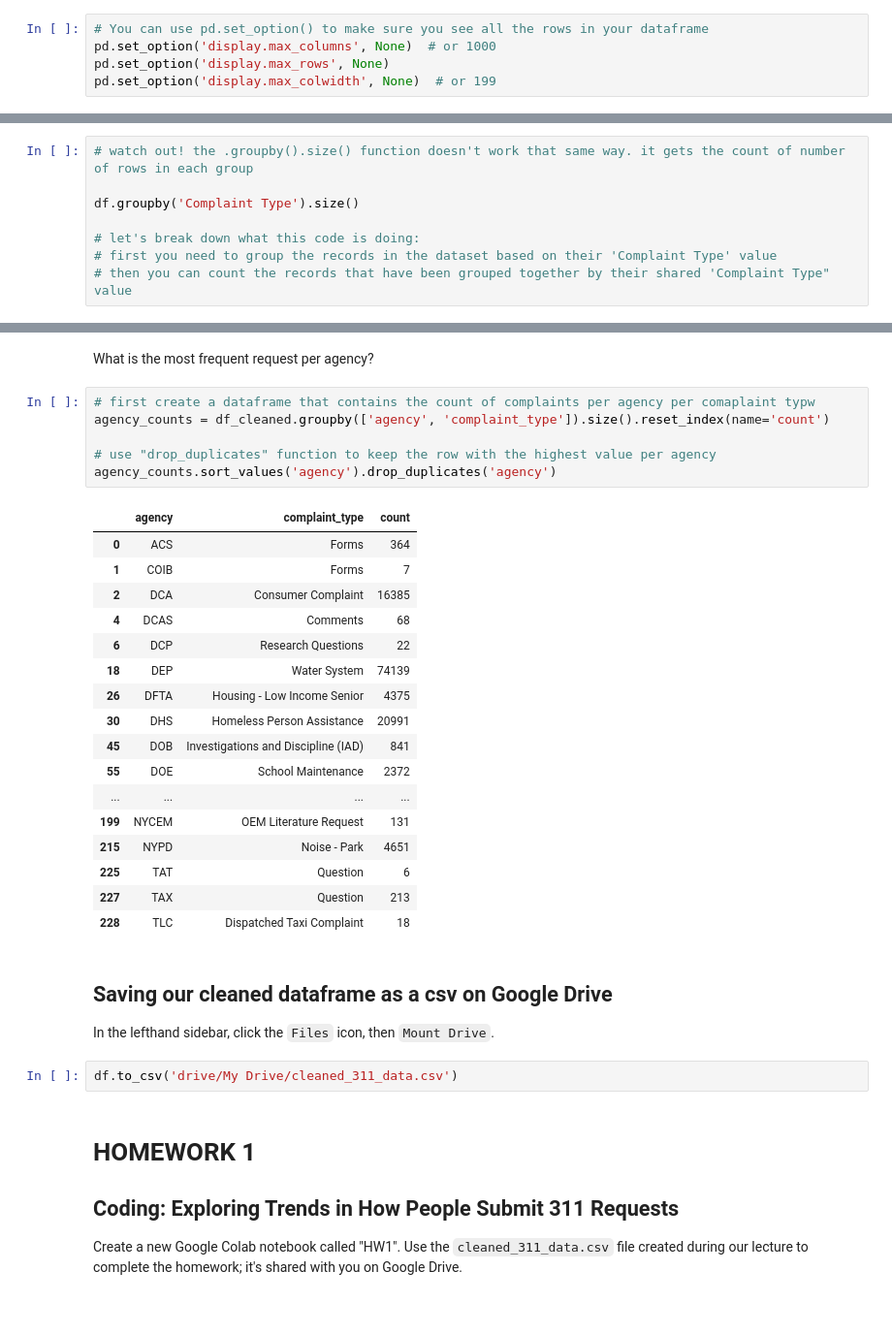
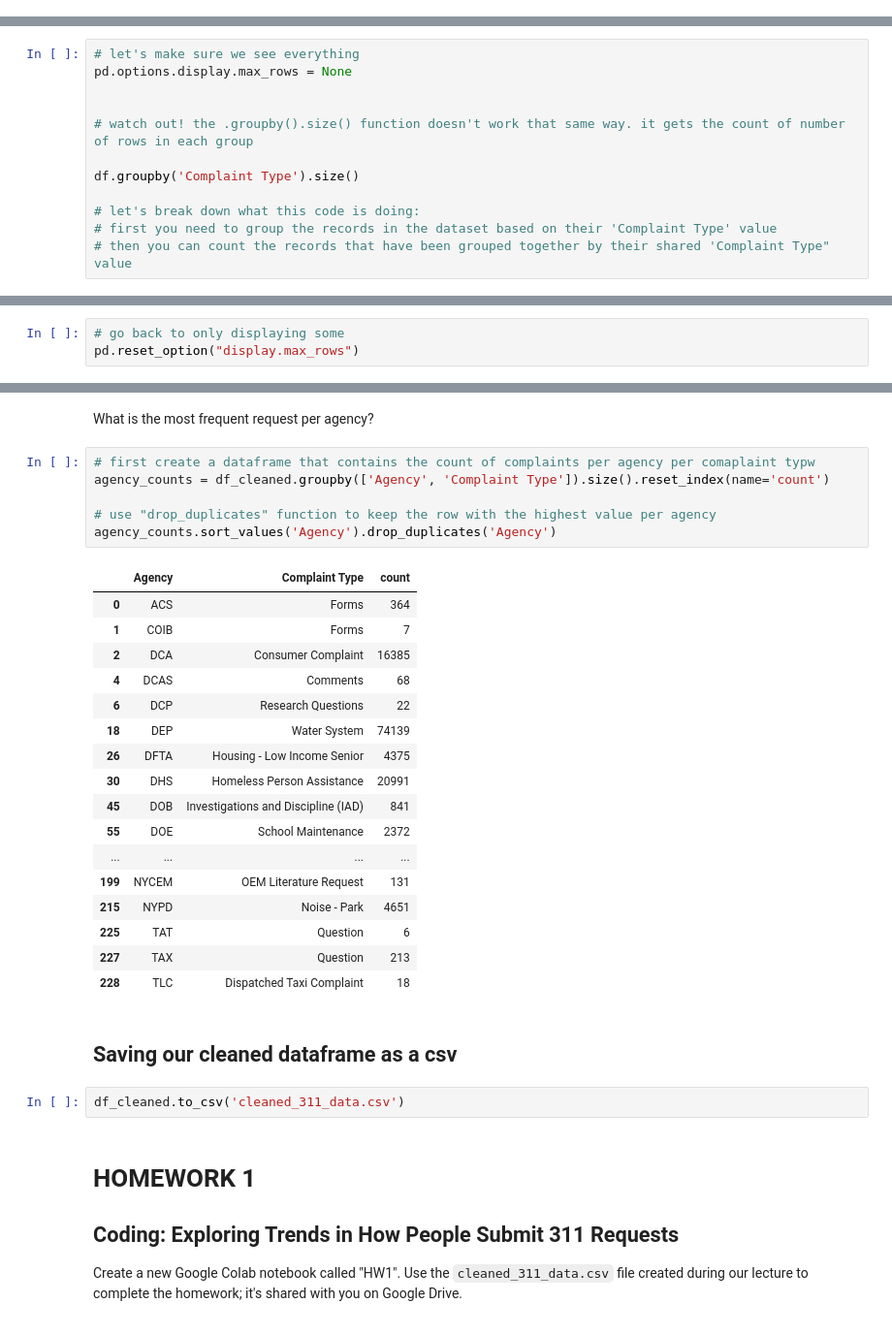
Before and after one commit to afeld/python-public-policy, a Jupyter notebook: lecture_1.ipynb, the cells around one changed output, grey strips where cells are left out. Shown at 97% size. Saved outputs shown, nothing was run; the diff lists cells and outputs as text.

Commit message:
simplify the data cleaning in lecture 1

```diff
--- a/lecture_1.ipynb
+++ b/lecture_1.ipynb
@@ -9,11 +9,6 @@
 ## Start by importing necessary packages
 # %%
 import pandas as pd
-# %%
-# You can use pd.set_option() to make sure you see all the rows in your dataframe
-pd.set_option('display.max_columns', None)  # or 1000
-pd.set_option('display.max_rows', None)
-pd.set_option('display.max_colwidth', None)  # or 199
 # %% [markdown]
 ## Read and save 311 Service Requests dataset as a pandas dataframe
 # %%
@@ -248,6 +238,10 @@ df['Unique Key'].size
 # %% [output]
 2859200
 # %%
+# let's make sure we see everything
+pd.options.display.max_rows = None
+
+
 # watch out! the .groupby().size() function doesn't work that same way. it gets the count of number of rows in each group
 
 df.groupby('Complaint Type').size()
@@ -327,6 +320,9 @@ valid_complaint_types
 353                                 Window Guard
 354                      X-Ray Machine/Equipment
 Name: Complaint Type, dtype: object
+# %%
+# go back to only displaying some
+pd.reset_option("display.max_rows")
 # %% [markdown]
 Filter our `df` dataframe to only keep the rows where the `Complaint Type` value is in the `valid_complaint_types` series we created in the previous step. Save the result in a new dataframe.
 # %%
@@ -442,12 +433,12 @@ df.groupby('agency').size().nlargest(15).reset_index(name='count')
 What is the most frequent request per agency?
 # %%
 # first create a dataframe that contains the count of complaints per agency per comaplaint typw
-agency_counts = df_cleaned.groupby(['agency', 'complaint_type']).size().reset_index(name='count')
+agency_counts = df_cleaned.groupby(['Agency', 'Complaint Type']).size().reset_index(name='count')
 
 # use "drop_duplicates" function to keep the row with the highest value per agency
-agency_counts.sort_values('agency').drop_duplicates('agency')
+agency_counts.sort_values('Agency').drop_duplicates('Agency')
 # %% [output]
-|  | agency | complaint_type | count |
+|  | Agency | Complaint Type | count |
 | 0 | ACS | Forms | 364 |
 | 1 | COIB | Forms | 7 |
 | 2 | DCA | Consumer Complaint | 16385 |
@@ -465,11 +456,9 @@ agency_counts.sort_values('agency').drop_duplicates('agency')
 | 227 | TAX | Question | 213 |
 | 228 | TLC | Dispatched Taxi Complaint | 18 |
 # %% [markdown]
-## Saving our cleaned dataframe as a csv on Google Drive
-
-In the lefthand sidebar, click the `Files` icon, then `Mount Drive`.
+## Saving our cleaned dataframe as a csv
 # %%
-df.to_csv('drive/My Drive/cleaned_311_data.csv')
+df_cleaned.to_csv('cleaned_311_data.csv')
 # %% [markdown]
 # HOMEWORK 1
 
```
Also changed, not shown: parts of 12 cells of this notebook.
